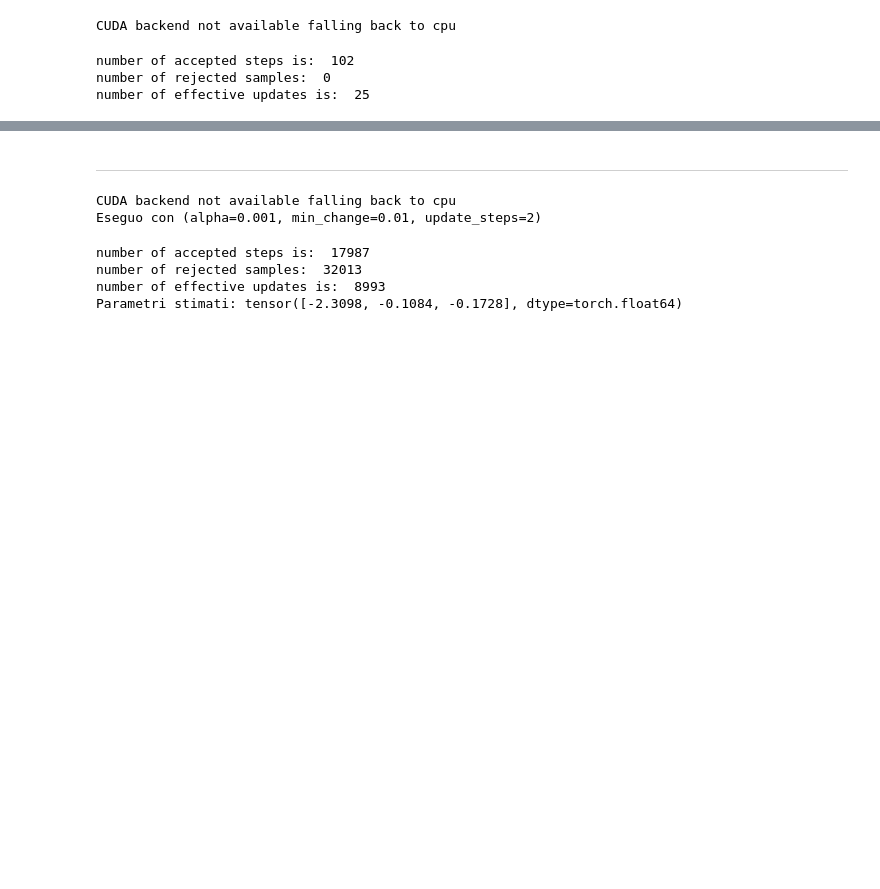
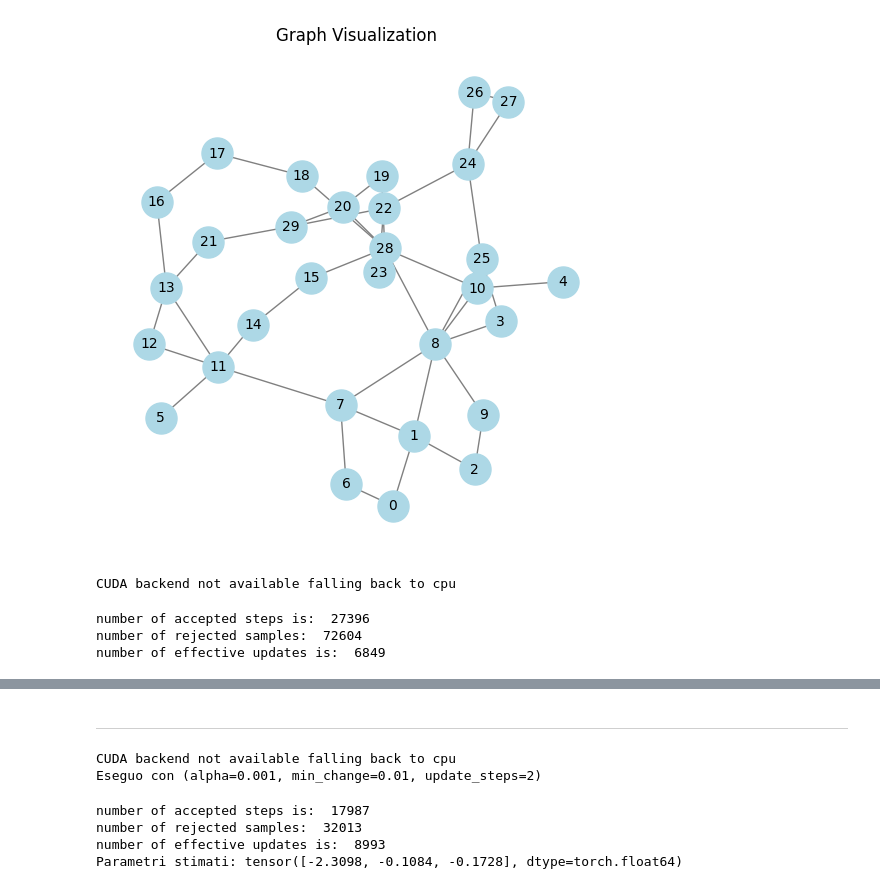
Before and after one commit to LorenzoTonet/torch_erg_experiments, a Jupyter notebook: tesi_notebook_esempi.ipynb, the cells around one changed output, grey strips where cells are left out. Drawn from its saved outputs; the diff is of its cells as text; code cells hidden in the pictures; blank space fills up the shorter version.

```diff
--- a/tesi_notebook_esempi.ipynb
+++ b/tesi_notebook_esempi.ipynb
@@ -38,7 +40,7 @@ print("Number of connected components in the graph:", n_components[0])
 # %%
-two_community = gen_two_community_graph(max_nodes_per_community=30, min_nodes_per_community=29, p_intra=0.5, links=1)
-#ordmat = torch.tensor(nx.to_numpy_array(two_community))
 plot_graph(ordmat)
+# %% [output]
+[figure, added]
 # %%
 #define your sampler obj with your observables
 
@@ -58,7 +60,7 @@ betas = torch.tensor([0., 0., 0.], dtype=float)
 # %%
 #parameters to touch if you want to affect convergence
 alpha = 0.002
-niter = 102
+niter = 100000
 min_change = 0.01
 update_steps = 4
 
@@ -79,9 +81,9 @@ parlist = sampler.param_run(graph=ordmat,
                       min_change = min_change)
 # %% [output]
 CUDA backend not available falling back to cpu
-number of accepted steps is:  102
-number of rejected samples:  0
-number of effective updates is:  25
+number of accepted steps is:  27396
+number of rejected samples:  72604
+number of effective updates is:  6849
 # %%
 params = [p.cpu().numpy() for p in parlist[0]]
 parlist_np = np.array(params)
```
Also changed, not shown: parts of 12 cells of this notebook, 4 other files.
